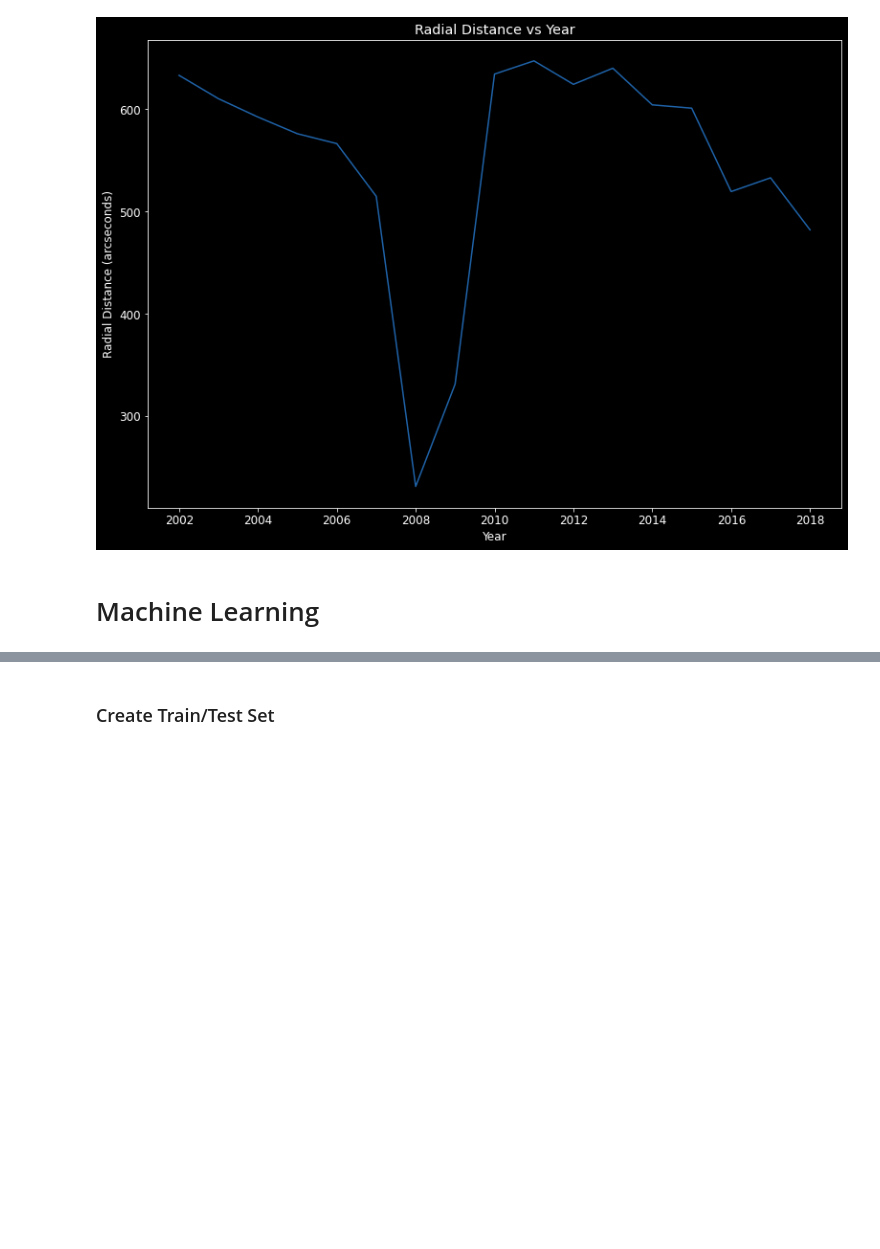
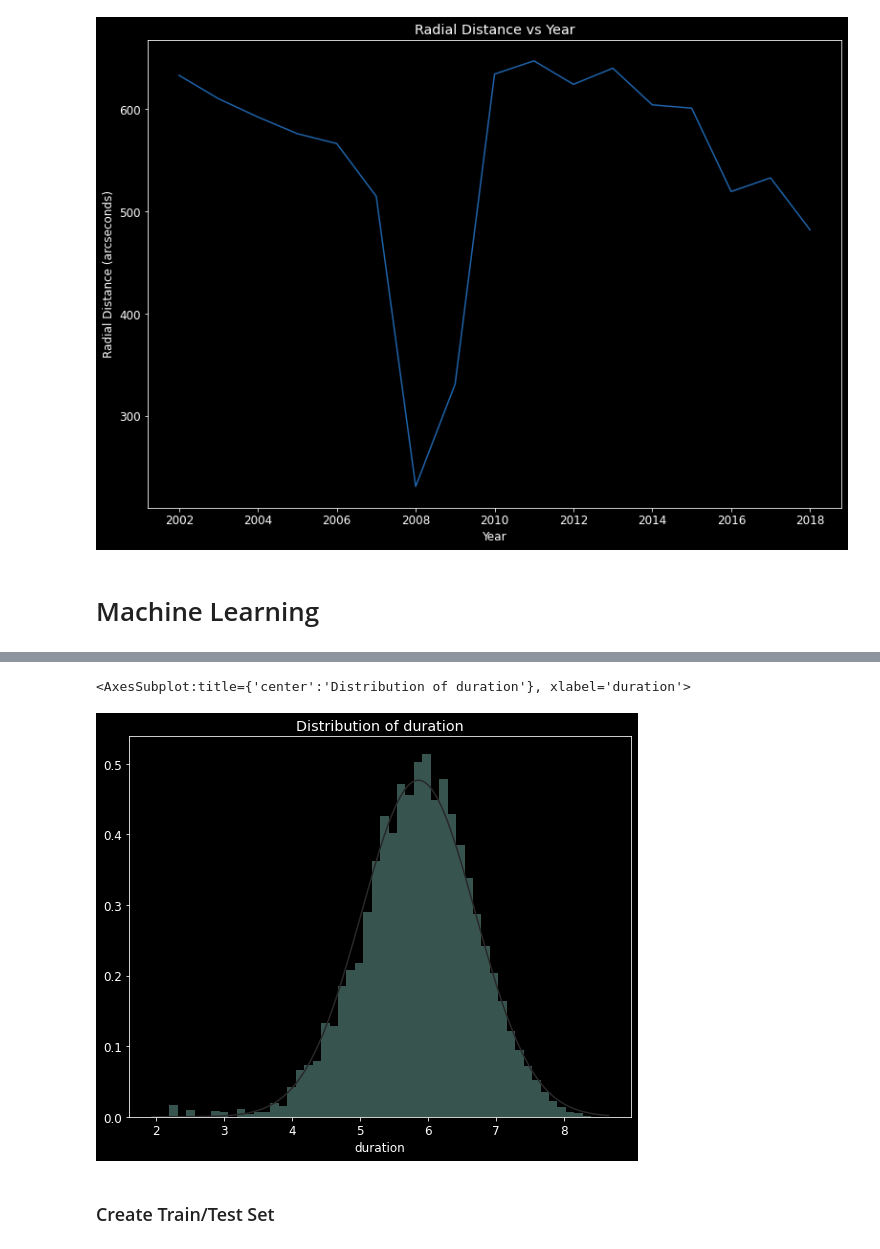
Before and after one commit to sbhalaru/Solar-Flare-Prediction, a Jupyter notebook: Solar Flare.ipynb, the cells around one changed output, grey strips where cells are left out. Saved outputs shown, nothing was run; the diff lists cells and outputs as text; code cells hidden in the pictures; blank space fills up the shorter version.

```diff
--- a/Solar Flare.ipynb
+++ b/Solar Flare.ipynb
@@ -233,6 +250,13 @@ pd_df['energy_kev'] = pd_df['energy_kev'].map(category)
 # %%
 # Deal with the skewed duration data using log transform
 pd_df['duration'] = np.log1p(pd_df['duration'])
+# %%
+plt.figure(figsize=(9,7))
+plt.title('Distribution of duration')
+sns.distplot(pd_df['duration'], kde=False,fit=stats.norm)
+# %% [output]
+<AxesSubplot:title={'center':'Distribution of duration'}, xlabel='duration'>
+[figure, added]
 # %%
 pd_df = pd_df.drop(['date_start', 'date_peak', 'date_end'], axis=1)
 # %% [markdown]
```
Also changed, not shown: parts of 27 cells of this notebook.
